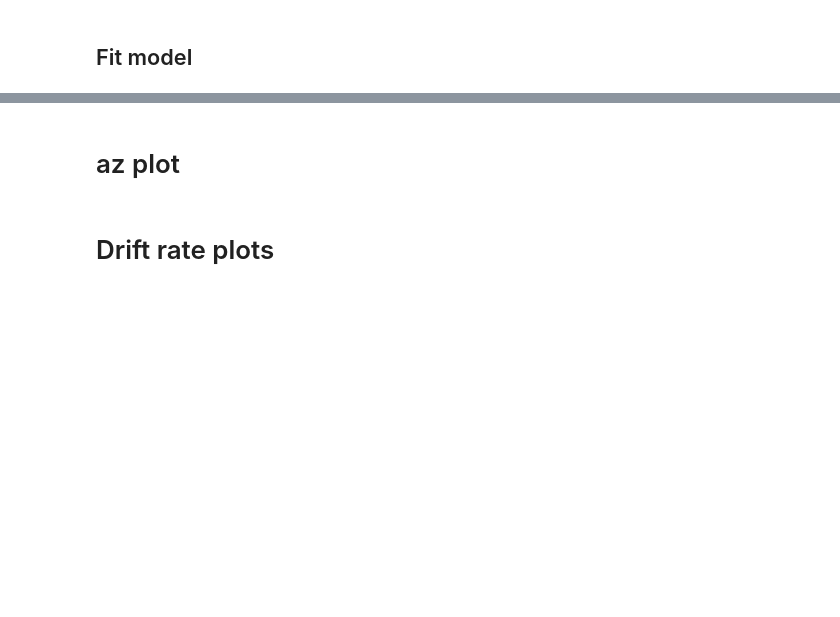
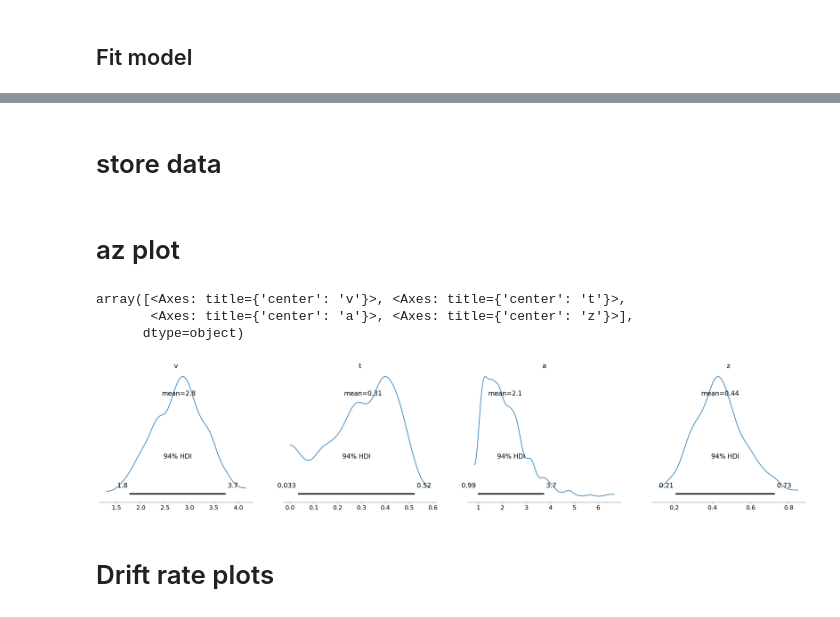
Before and after one commit to jjjj17/HSSM-fitting, a Jupyter notebook: hssm.ipynb, the cells around one changed output, grey strips where cells are left out. Drawn from its saved outputs; the diff is of its cells as text; code cells hidden in the pictures; blank space fills up the shorter version.

```diff
--- a/hssm.ipynb
+++ b/hssm.ipynb
@@ -185,0 +315,2 @@ df_fit_output
+# %% [markdown]
+# store data
@@ -186,7 +319,12 @@ df_fit_output
 # %% [markdown]
 # az plot
 # %%
-az.plot_posterior(az_data[187])
+az.plot_posterior(az_data[80])
+# %% [output]
+array([<Axes: title={'center': 'v'}>, <Axes: title={'center': 't'}>,
+       <Axes: title={'center': 'a'}>, <Axes: title={'center': 'z'}>],
+      dtype=object)
+[figure, added]
 # %% [markdown]
 # Drift rate plots
 # %%
```
Also changed, not shown: parts of 18 cells of this notebook, 1 other file.
